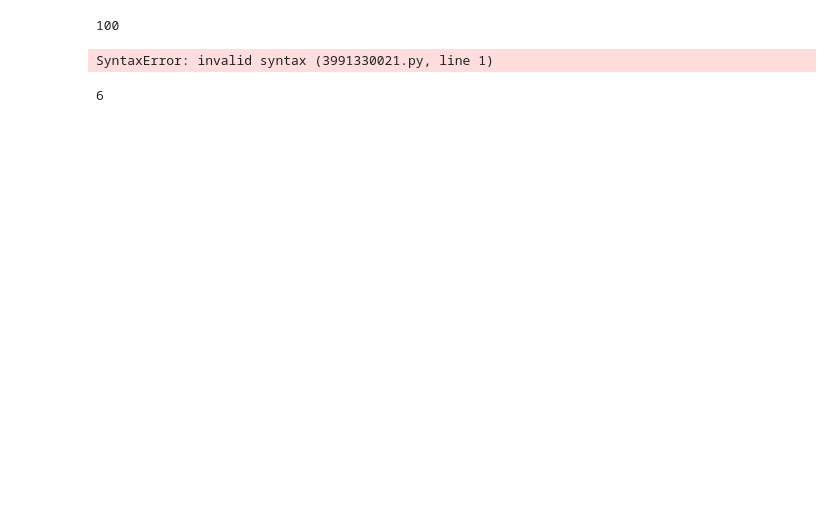
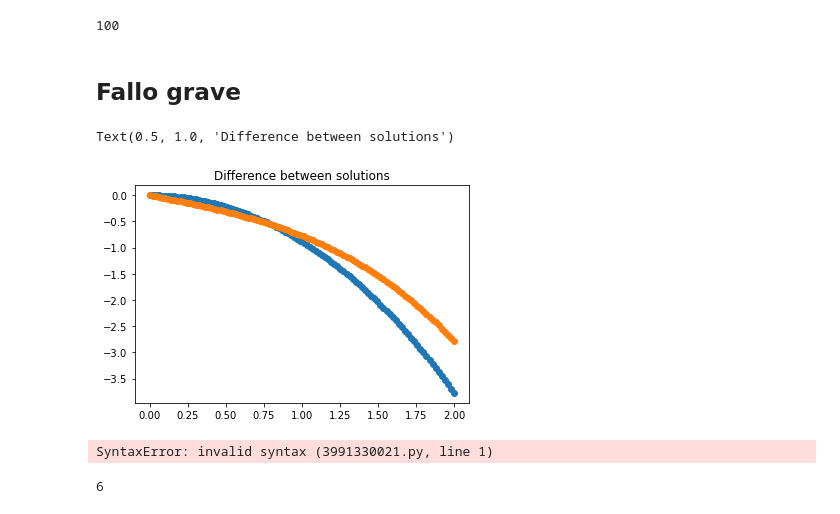
Before and after one commit to licTomasPerez/RMN-Max_Ent, a Jupyter notebook: RMN-markov eq.ipynb, the cells around one changed output. Saved outputs shown, nothing was run; the diff lists cells and outputs as text; code cells hidden in the pictures; blank space fills up the shorter version.

```diff
--- a/RMN-markov eq.ipynb
+++ b/RMN-markov eq.ipynb
@@ -306,6 +308,21 @@ plt.scatter(ts, (cluster_spin_size_at_timet))
 len(result[:, 0])
 # %% [output]
 100
+# %% [markdown]
+## Fallo grave
+# %%
+difference_between_solvers = []
+for t in ts:
+    difference_between_solvers.append(sum(
+        coherences_at_timet[timespan.index(t)][i] - complex_cohrs_at_time_t[timespan.index(t)][i] for i in range(5))
+                                     )
+# %%
+plt.scatter(ts, np.real(difference_between_solvers))
+plt.scatter(ts, np.imag(difference_between_solvers))
+plt.title("Difference between solutions")
+# %% [output]
+Text(0.5, 1.0, 'Difference between solutions')
+[figure, added]
 # %%
 Preguntas:
 
```
Also changed, not shown: parts of 24 cells of this notebook.
